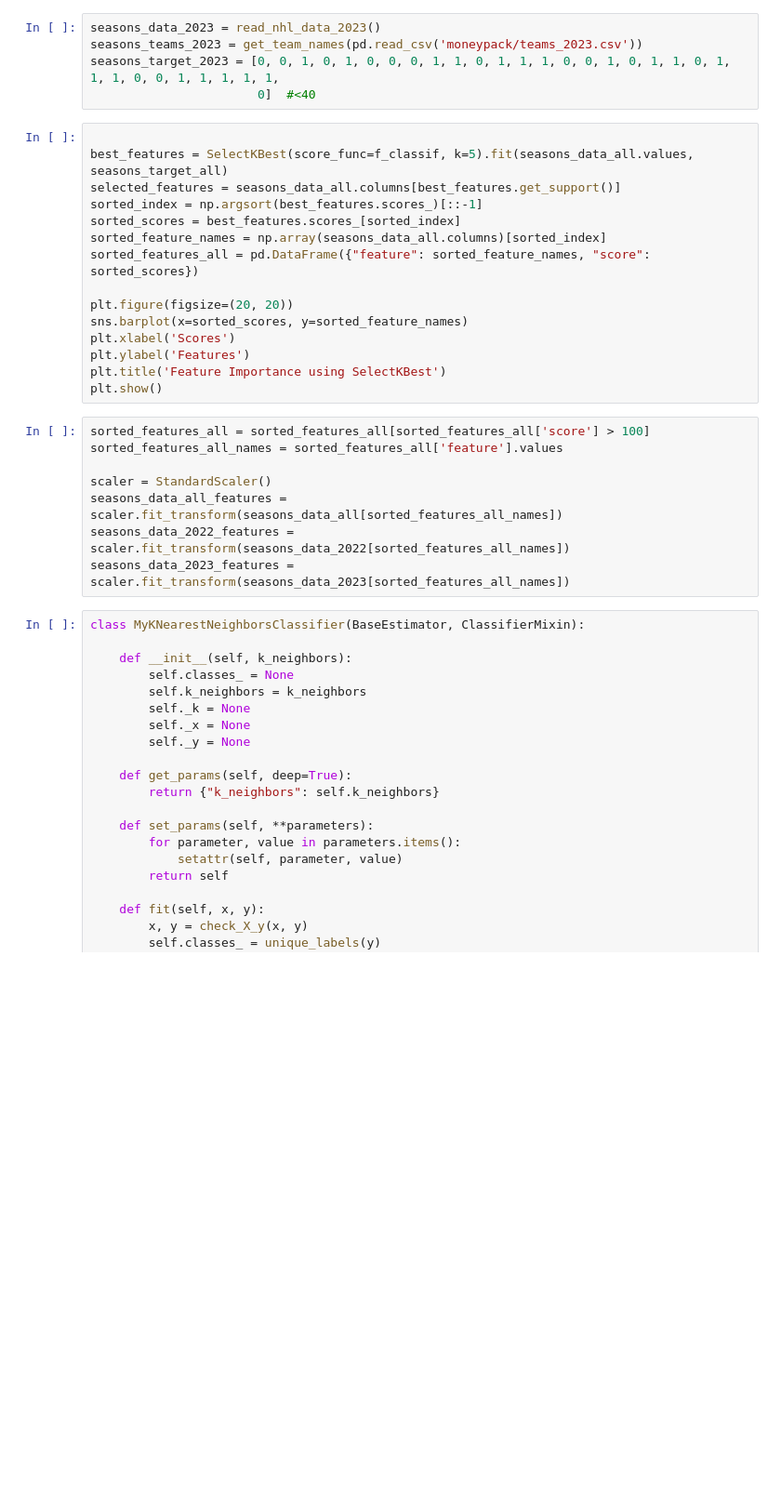
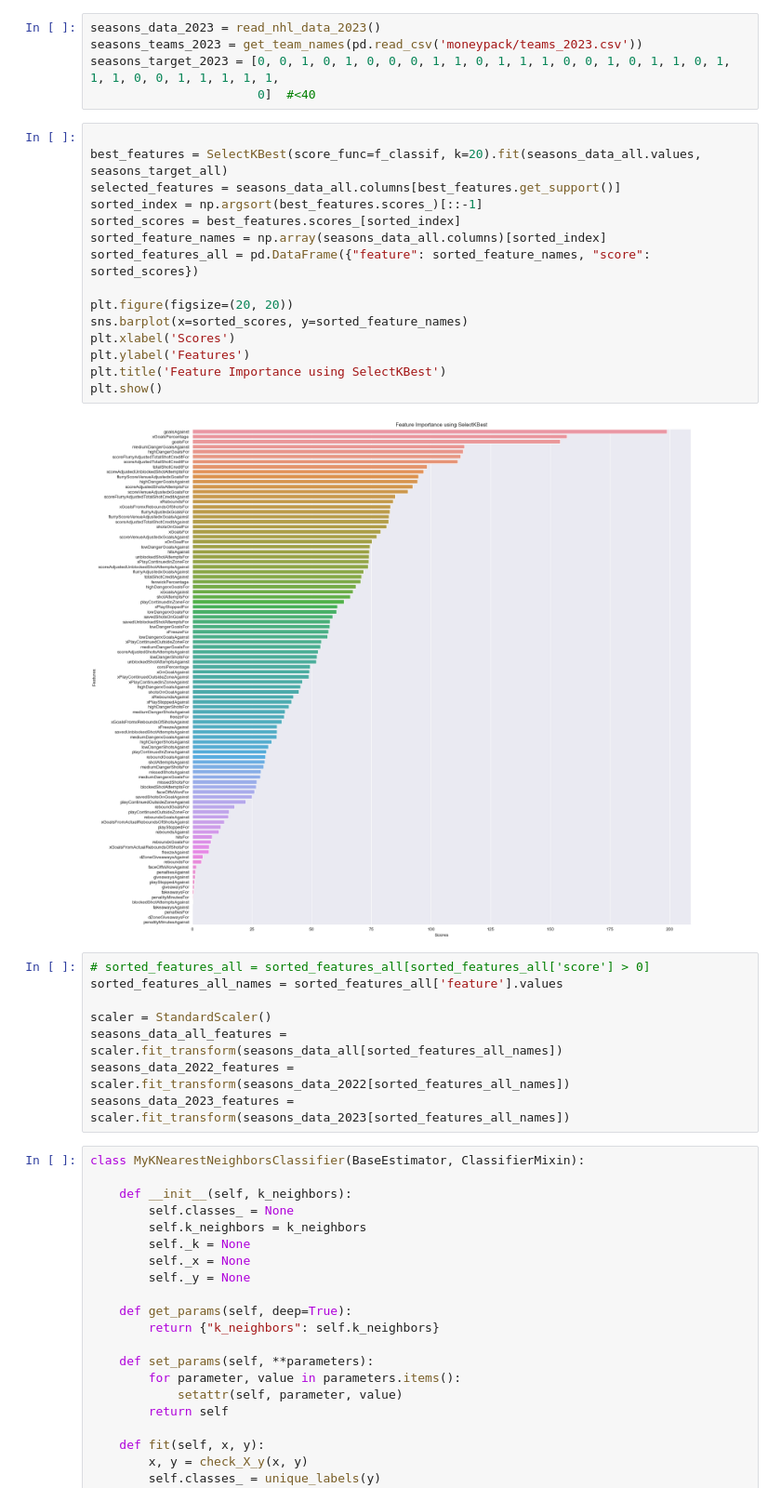
Before and after one commit to nixspirit/ml-projects, a Jupyter notebook: labs/midterm/middterm12.ipynb, the cells around one changed output. Shown at 93% size. Drawn from its saved outputs; the diff is of its cells as text; blank space fills up the shorter version.

```diff
--- a/labs/midterm/middterm12.ipynb
+++ b/labs/midterm/middterm12.ipynb
@@ -88,21 +89,23 @@ seasons_target_2023 = [0, 0, 1, 0, 1, 0, 0, 0, 1, 1, 0, 1, 1, 1, 0, 0, 1, 0, 1,
                        0]  #<40
 # %%
 
-best_features = SelectKBest(score_func=f_classif, k=5).fit(seasons_data_all.values, seasons_target_all)
+best_features = SelectKBest(score_func=f_classif, k=20).fit(seasons_data_all.values, seasons_target_all)
 selected_features = seasons_data_all.columns[best_features.get_support()]
 sorted_index = np.argsort(best_features.scores_)[::-1]
 sorted_scores = best_features.scores_[sorted_index]
 sorted_feature_names = np.array(seasons_data_all.columns)[sorted_index]
 sorted_features_all = pd.DataFrame({"feature": sorted_feature_names, "score": sorted_scores})
 
 plt.figure(figsize=(20, 20))
 sns.barplot(x=sorted_scores, y=sorted_feature_names)
 plt.xlabel('Scores')
 plt.ylabel('Features')
 plt.title('Feature Importance using SelectKBest')
 plt.show()
+# %% [output]
+[figure, added]
 # %%
-sorted_features_all = sorted_features_all[sorted_features_all['score'] > 100]
+# sorted_features_all = sorted_features_all[sorted_features_all['score'] > 0]
 sorted_features_all_names = sorted_features_all['feature'].values
 
 scaler = StandardScaler()
```
Also changed, not shown: parts of 7 cells of this notebook.
